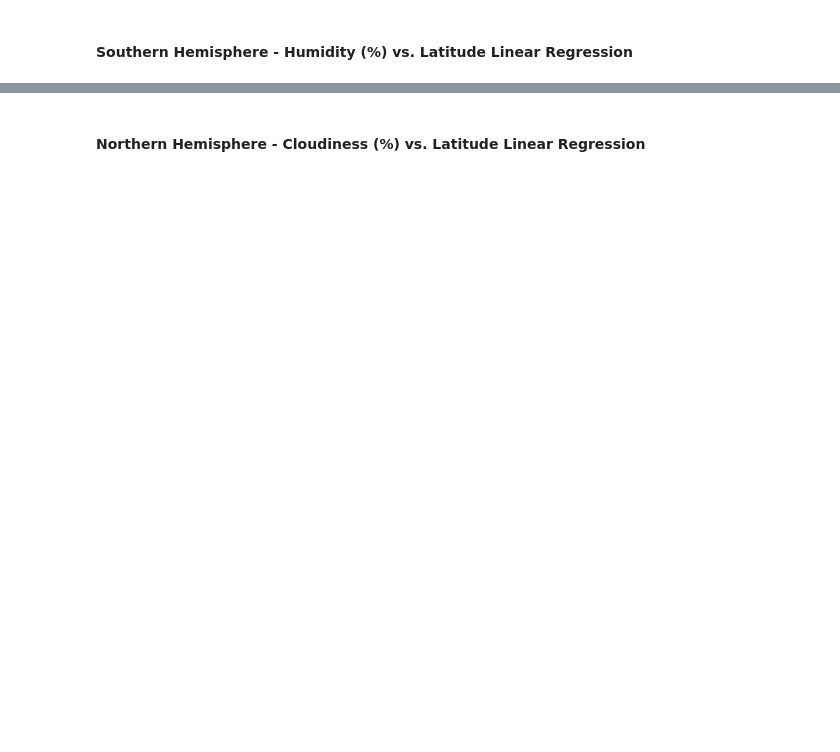
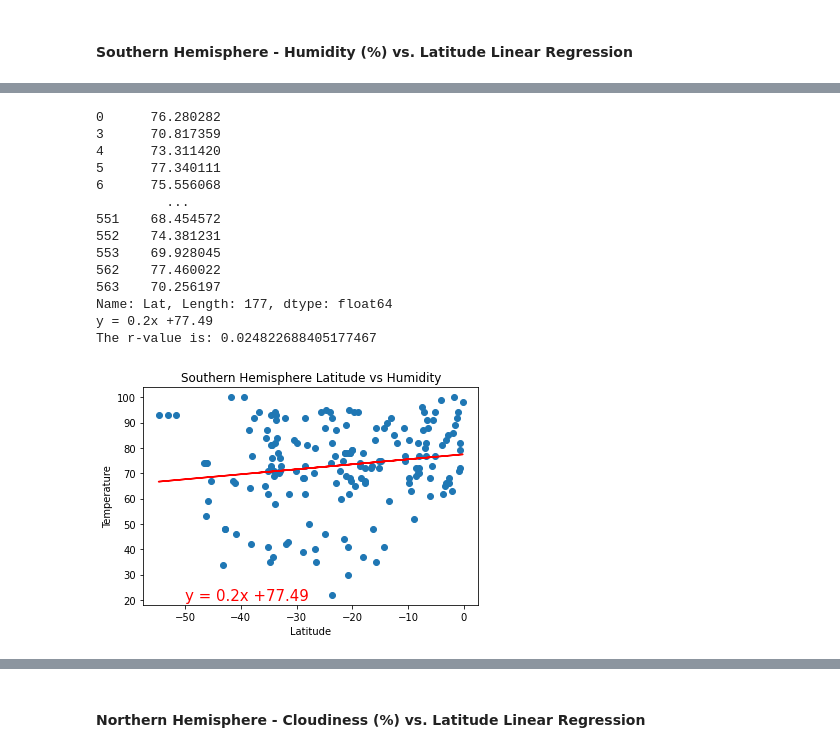
Before and after one commit to kelseyv4/python-api-challenge, a Jupyter notebook: starter_code/WeatherPy.ipynb, the cells around one changed output, grey strips where cells are left out. Cells and saved outputs as stored; diff of their text form; code cells hidden in the pictures; blank space fills up the shorter version.

```diff
--- a/starter_code/WeatherPy.ipynb
+++ b/starter_code/WeatherPy.ipynb
@@ -376,0 +474,49 @@ The r-value is: 0.014985174297345524
+# %%
+# Create a Scatter Plot for temperature vs latitude
+x_values_south = southern_hemi['Lat']
+y_values = southern_hemi['Humidity']
+
+# Perform a linear regression on temperature vs. latitude
+(slope, intercept, rvalue, pvalue, stderr) = stats.linregress(x_values_south, y_values)
+
+# Get regression values
+regress_values = x_values_south * slope + intercept
+print(regress_values)
+
+# Create line equation string
+line_eq = "y = " + str(round(slope,2)) + "x +" + str(round(intercept,2))
+print(line_eq)
+
+# Create Plot
+plt.scatter(x_values_south,y_values)
+plt.plot(x_values_south,regress_values,"r-")
+
+# Label plot and annotate the line equation
+plt.xlabel('Latitude')
+plt.ylabel('Temperature')
+plt.title('Southern Hemisphere Latitude vs Humidity')
+plt.annotate(line_eq,(-50,20),fontsize=15,color="red")
+
+# Print r value
+print(f"The r-value is: {rvalue**2}")
+
+plt.savefig("../Images/SH Humidity regress.png")
+
+# Show plot
+plt.show()
+# %% [output]
+0      76.280282
+3      70.817359
+4      73.311420
+5      77.340111
+6      75.556068
+         ...
+551    68.454572
+552    74.381231
+553    69.928045
+562    77.460022
+563    70.256197
+Name: Lat, Length: 177, dtype: float64
+y = 0.2x +77.49
+The r-value is: 0.024822688405177467
+[figure, added]
```
Also changed, not shown: parts of 23 cells of this notebook, 8 other files.
